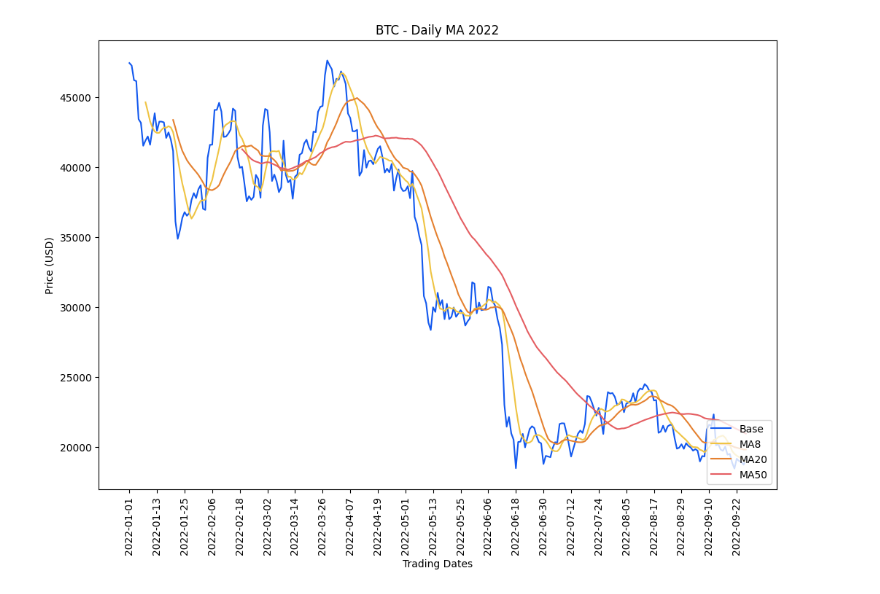
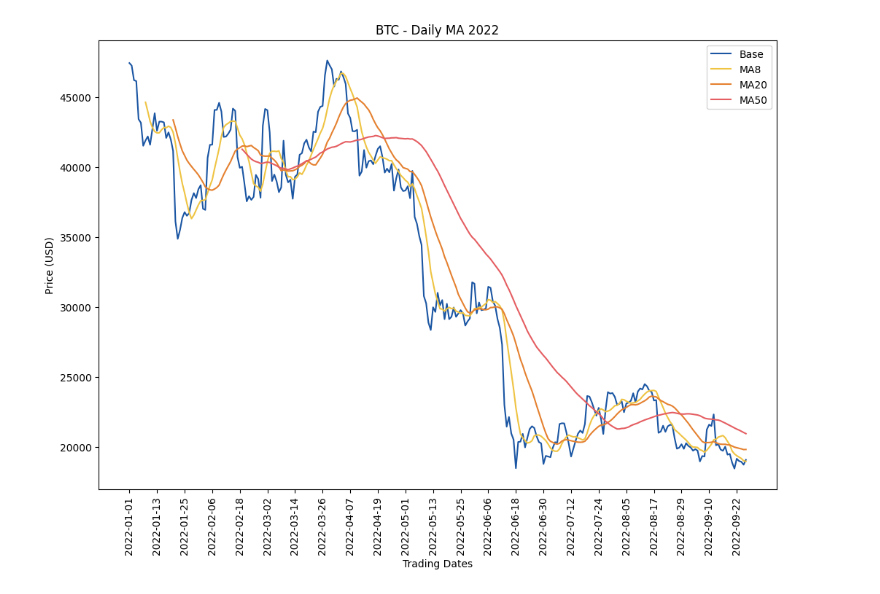
Before and after one commit to a1eaiactaest/notebooks, a Jupyter notebook: MA/BTC_2022_daily.ipynb, the cells around one changed output. Cells and saved outputs as stored; diff of their text form; code cells hidden in the pictures.

Commit message:
Changed color of the base line

```diff
--- a/MA/BTC_2022_daily.ipynb
+++ b/MA/BTC_2022_daily.ipynb
@@ -10,25 +10,25 @@ df = pd.read_csv("https://stooq.com/q/d/l/?s=btc.v&d1=20220101&d2={}&i=d".format
 # %%
 df.tail()
 
 df.index = pd.Index(df.Date)
 df = df[['Close']]
 
 df['Base'] = df.Close
 df['MA8'] = df.Close.rolling(window=8).mean()
 df['MA20'] = df.Close.rolling(window=20).mean()
 df['MA50'] = df.Close.rolling(window=50).mean()
 
 
 plt.figure(figsize=(12, 8))
 plt.title('BTC - Daily MA 2022')
-plt.plot(df.index, df[['Base']],"#1359ef")
+plt.plot(df.index, df[['Base']],"#1b56a3")
 plt.plot(df.index, df[['MA8']],"#efc443")
 plt.plot(df.index, df[['MA20']],"#e58130")
 plt.plot(df.index, df[['MA50']],"#e55e62")
 plt.xlabel('Trading Dates')
 plt.ylabel('Price (USD)')
 plt.xticks(df.index[::12], rotation='vertical')
-plt.legend(('Base','MA8', 'MA20','MA50'), loc='lower right')
+plt.legend(('Base','MA8', 'MA20','MA50'), loc='upper right')
 plt.show()
 # %% [output]
-[figure, old version]
+[figure, new version]
```
